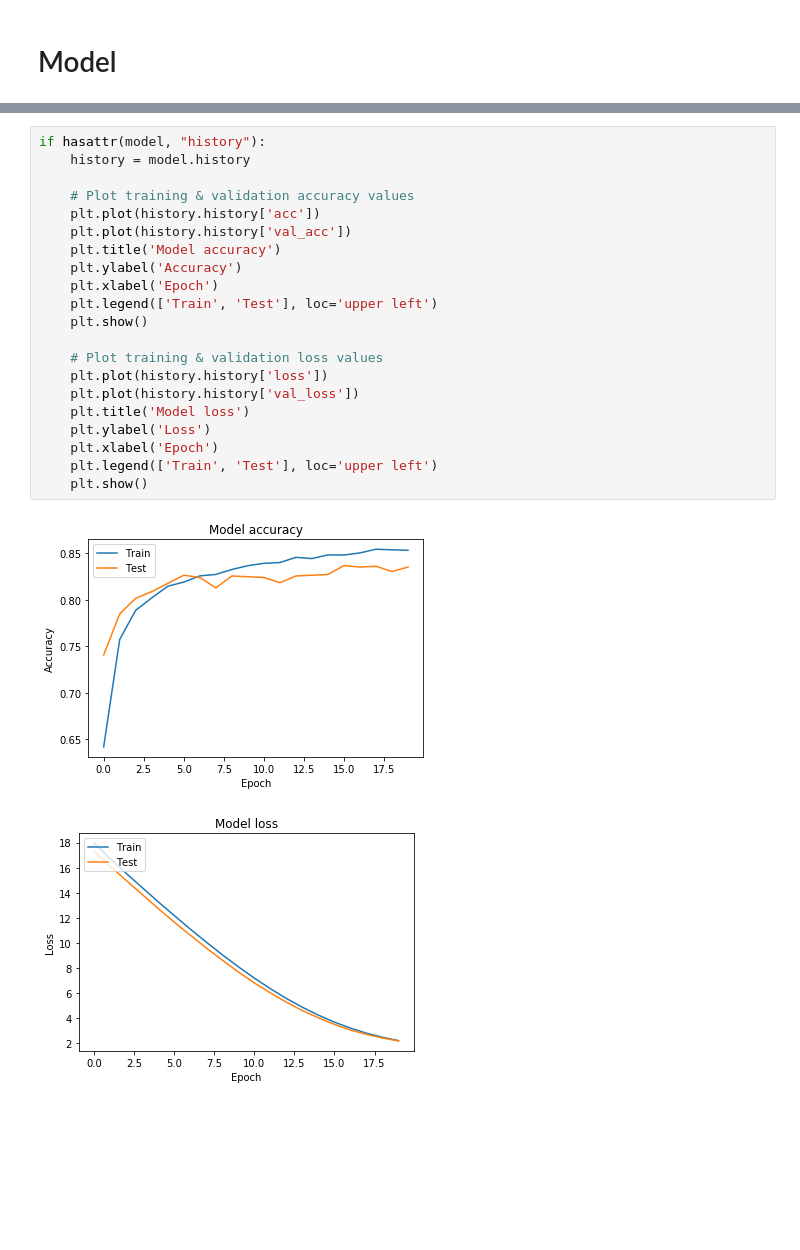
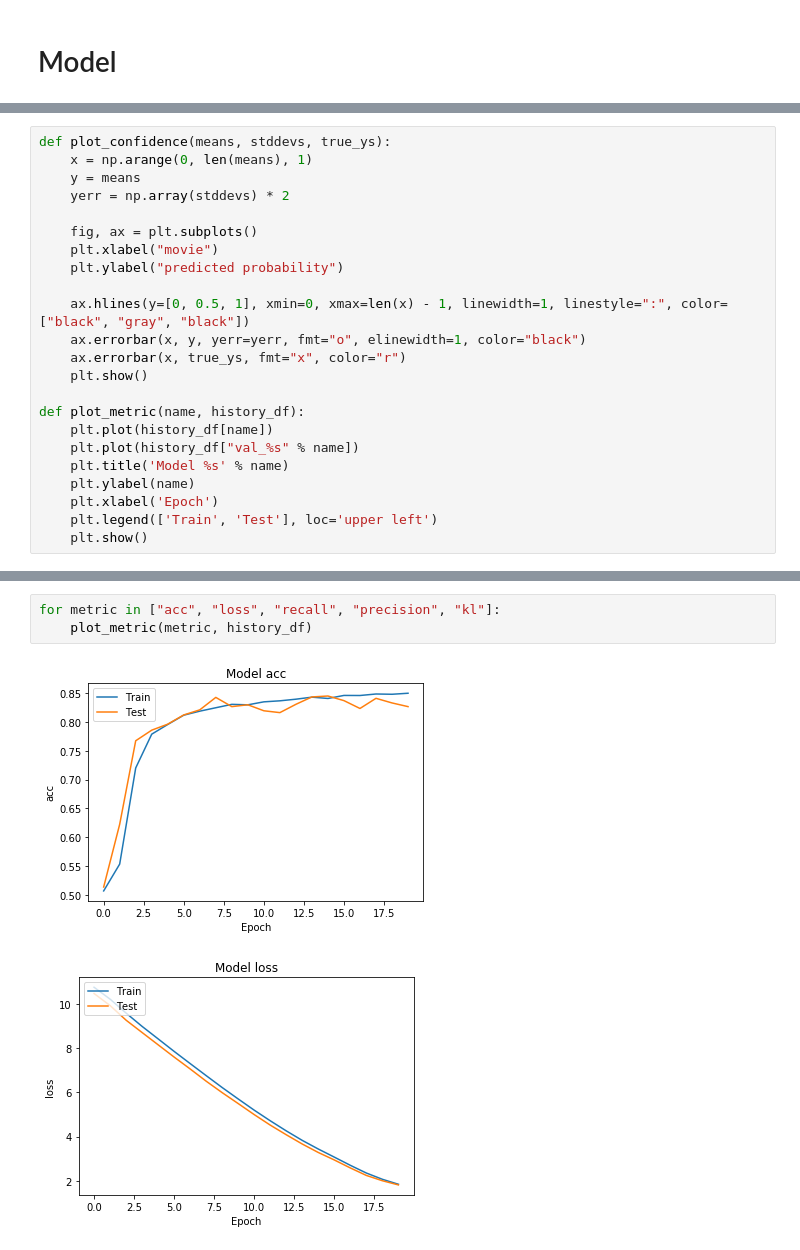
Before and after one commit to tom-schoener/ml-probability, a Jupyter notebook: tfp_word_embeddings/bnn/bayes_by_backprop.ipynb, the cells around one changed output, grey strips where cells are left out. Drawn from its saved outputs; the diff is of its cells as text; blank space fills up the shorter version.

Commit message:
bayes by backprop with metrics

```diff
--- a/tfp_word_embeddings/bnn/bayes_by_backprop.ipynb
+++ b/tfp_word_embeddings/bnn/bayes_by_backprop.ipynb
@@ -192 +223,24 @@ Epoch 20/20
+# %%
+def plot_confidence(means, stddevs, true_ys):
+    x = np.arange(0, len(means), 1)
+    y = means
+    yerr = np.array(stddevs) * 2
+
+    fig, ax = plt.subplots()
+    plt.xlabel("movie")
+    plt.ylabel("predicted probability")
+
+    ax.hlines(y=[0, 0.5, 1], xmin=0, xmax=len(x) - 1, linewidth=1, linestyle=":", color=["black", "gray", "black"])
+    ax.errorbar(x, y, yerr=yerr, fmt="o", elinewidth=1, color="black")
+    ax.errorbar(x, true_ys, fmt="x", color="r")
+    plt.show()
+
+def plot_metric(name, history_df):
+    plt.plot(history_df[name])
+    plt.plot(history_df["val_%s" % name])
+    plt.title('Model %s' % name)
+    plt.ylabel(name)
+    plt.xlabel('Epoch')
+    plt.legend(['Train', 'Test'], loc='upper left')
+    plt.show()
 # %%
@@ -229,24 +265,6 @@ plot_confidence(means, stddevs, y_test[:n])
-# %%
-if hasattr(model, "history"):
-    history = model.history
-
-    # Plot training & validation accuracy values
-    plt.plot(history.history['acc'])
-    plt.plot(history.history['val_acc'])
-    plt.title('Model accuracy')
-    plt.ylabel('Accuracy')
-    plt.xlabel('Epoch')
-    plt.legend(['Train', 'Test'], loc='upper left')
-    plt.show()
-
-    # Plot training & validation loss values
-    plt.plot(history.history['loss'])
-    plt.plot(history.history['val_loss'])
-    plt.title('Model loss')
-    plt.ylabel('Loss')
-    plt.xlabel('Epoch')
-    plt.legend(['Train', 'Test'], loc='upper left')
-    plt.show()
-# %% [output]
-[figure, removed]
-[figure, removed]
+# %%
+for metric in ["acc", "loss", "recall", "precision", "kl"]:
+    plot_metric(metric, history_df)
+# %% [output]
+[figure, added]
+[figure, added]
```
Also changed, not shown: parts of 10 cells of this notebook, 7 other files.
